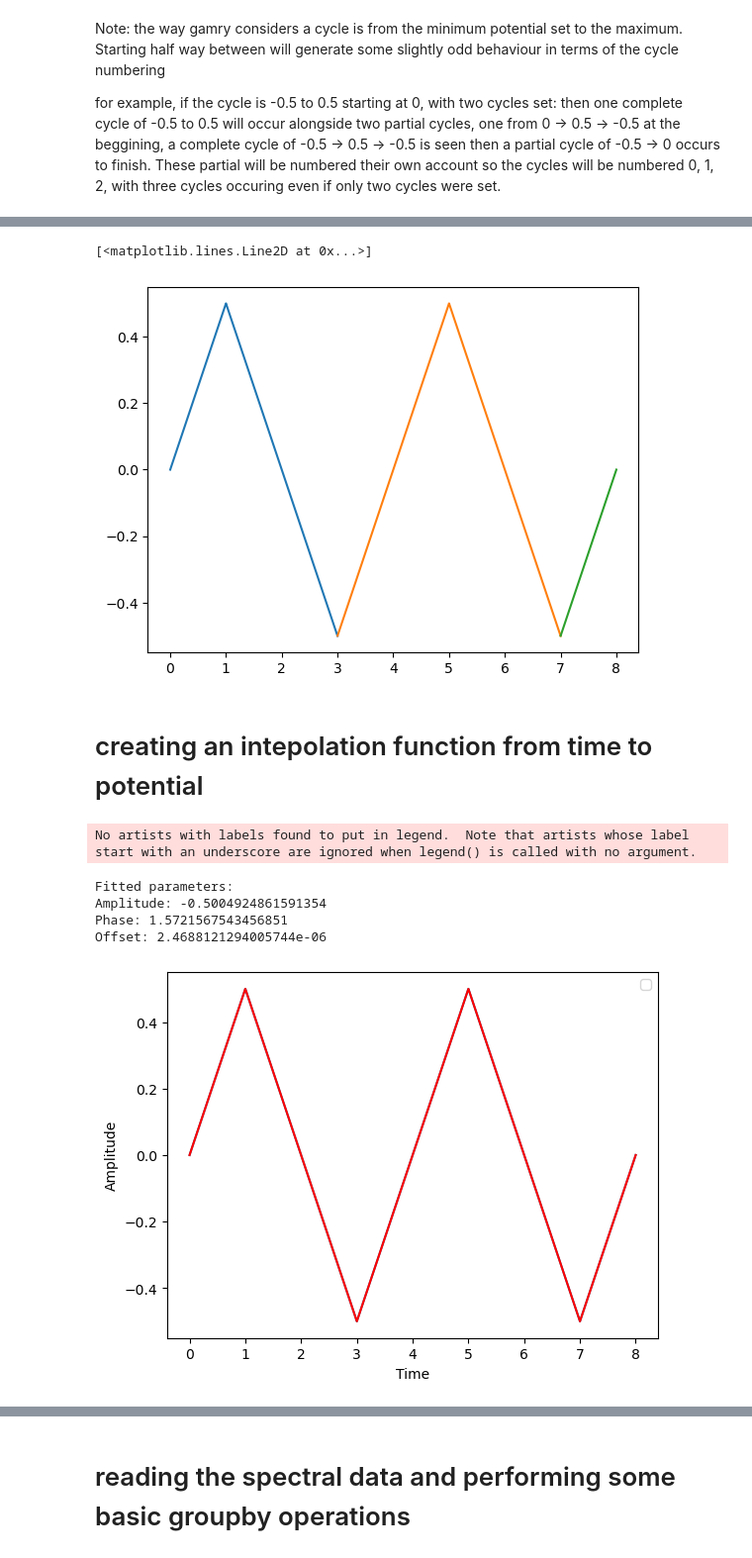
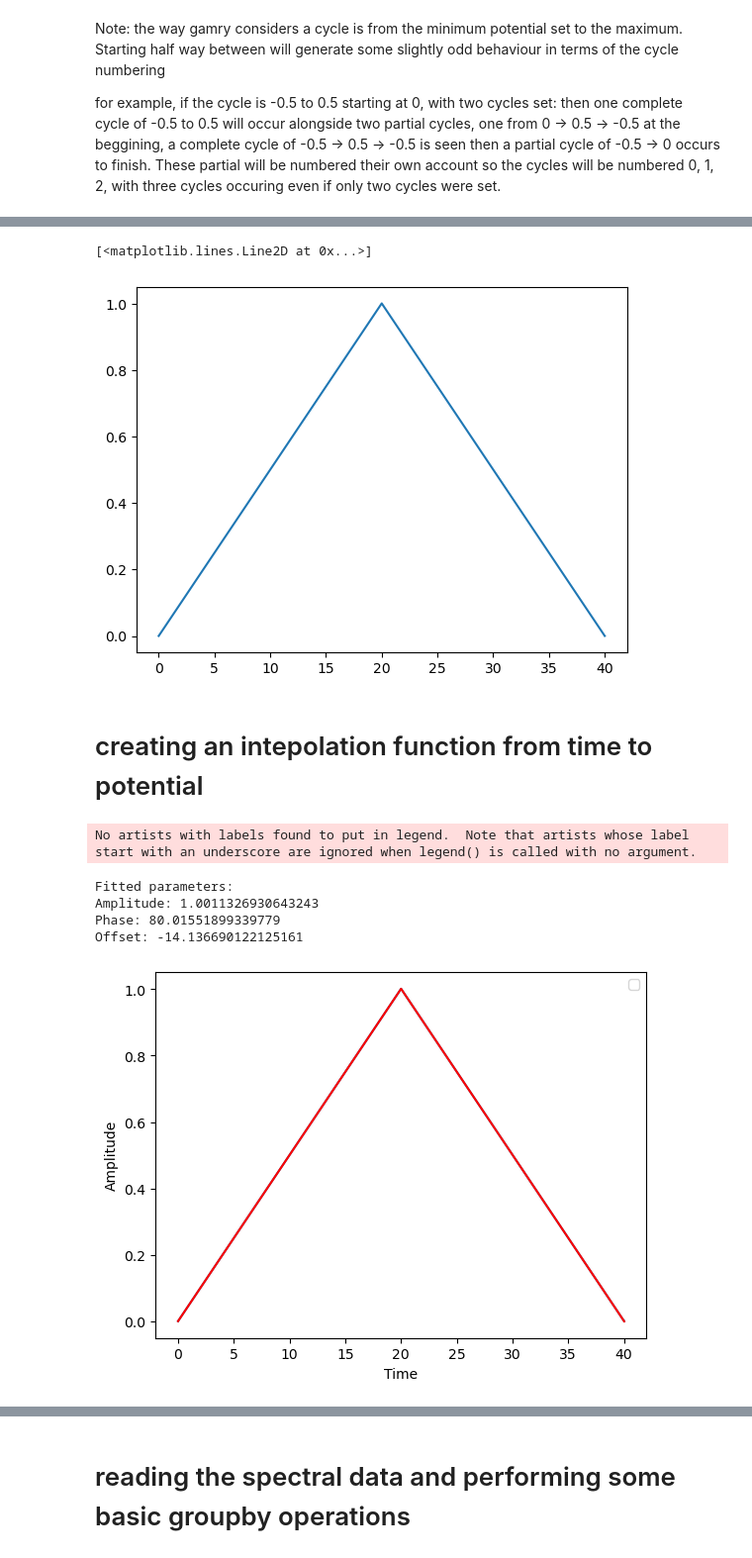
Before and after one commit to BenjaminSMoss/HiSpEC-Analysis, a Jupyter notebook: SEC_aligner_inital.ipynb, the cells around one changed output, grey strips where cells are left out. Shown: that part at 99% size. Drawn from its saved outputs; the diff is of its cells as text; code cells hidden in the pictures.

```diff
--- a/SEC_aligner_inital.ipynb
+++ b/SEC_aligner_inital.ipynb
@@ -78,13 +95,15 @@ plt.plot(df_shaped.iloc[:,0], df_shaped.iloc[:,1])
 # plot the fith and sixth collumns of df_shaped against each other
 plt.plot(df_shaped.iloc[:,4], df_shaped.iloc[:,5])
 # plot the ninth and tenth collumns of df_shaped against each other
-plt.plot(df_shaped.iloc[:,8], df_shaped.iloc[:,9])
+#plt.plot(df_shaped.iloc[:,8], df_shaped.iloc[:,9])
 # %% [output]
 [<matplotlib.lines.Line2D at 0x...>]
-[figure, old version]
+[figure, new version]
 # %% [markdown]
 # creating an intepolation function from time to potential
 # %%
+cycle_max=1
+
 # here we train a sawtooth function to the E/t curve to
 # be able to convert time to potential.
 # note that the CV cycle number and the sawtooth number are realted by a factor of 2
@@ -92,41 +111,41 @@ plt.plot(df_shaped.iloc[:,8], df_shaped.iloc[:,9])
 x_data,y_data=df.iloc[:,0], df.iloc[:,1]
 
 # Define the custom sawtooth function with phase
-def sawtooth2(time, amplitude, phase, offset):
-    return amplitude * sawtooth((2*np.pi  * time)/(cycle_max*2)-phase, 0.5)-offset
+def sawtooth2(time, amplitude, period, phase):
+    return amplitude * sawtooth((2*np.pi  * time)/(period)-phase, 0.5)
 
 # Initial guess for the parameters [amplitude, phase]
-initial_guess = [1, 2 ,0]
+initial_guess = [ -1, x_data.max(), 0]
 
 # Fit the data to the custom sawtooth function
 popt, pcov = curve_fit(
     sawtooth2,
     x_data,
     y_data,
     p0=initial_guess,
     method='dogbox',
     maxfev=100000  # Increase the number of iterations
 )
 # Extract the optimal parameters
-amplitude_fit, phase_fit, offset_fit = popt
+amplitude_fit, period_fit, phase_fit = popt
 
 # Print the fitted parameters
-print(f"Fitted parameters:\nAmplitude: {amplitude_fit}\nPhase: {phase_fit} \nOffset: {offset_fit}")
+print(f"Fitted parameters:\nAmplitude: {amplitude_fit}\nPhase: {period_fit} \nOffset: {phase_fit}")
 
 # Generate fitted data
-y_fit = sawtooth2(x_data, amplitude_fit, phase_fit, offset_fit)
+y_fit = sawtooth2(x_data, amplitude_fit, period_fit, phase_fit)
 
 # Plot the original data and the fitted data
 plt.plot(x_data, y_data )
 plt.plot(x_data, y_fit, color='red')
 plt.xlabel('Time')
 plt.ylabel('Amplitude')
 plt.legend()
 plt.show()
 # %% [output]
 No artists with labels found to put in legend.  Note that artists whose label start with an underscore are ignored when legend() is called with no argument.
 Fitted parameters:
-Amplitude: -0.5004924861591354
-Phase: 1.5721567543456851
-Offset: 2.4688121294005744e-06
+Amplitude: 1.0011326930643243
+Phase: 80.01551899339779
+Offset: -14.136690122125161
-[figure, old version]
+[figure, new version]
```
Also changed, not shown: parts of 14 cells of this notebook, 4 other files.
